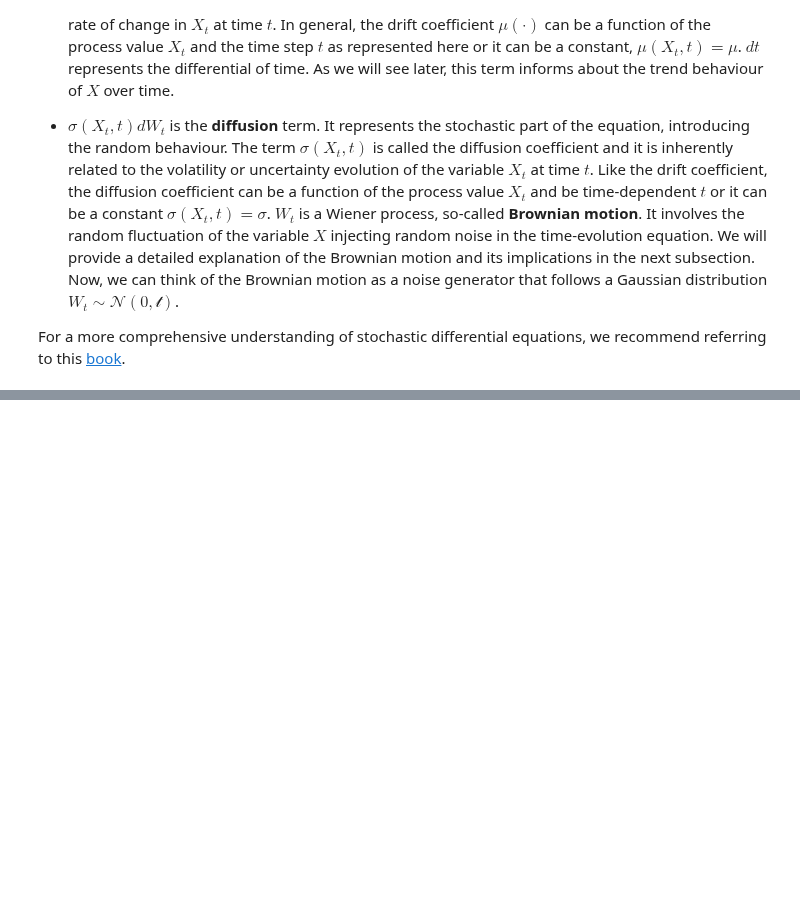
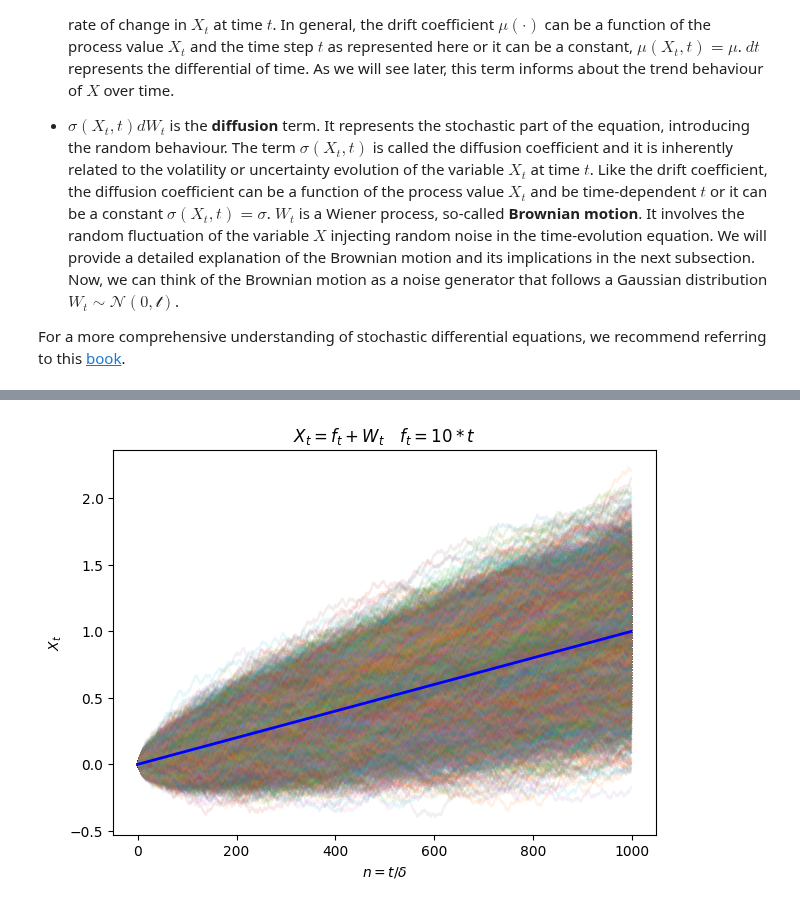
Before and after one commit to ImperialCollegeLondon/ReCoDe-Euler-Maruyama, a Jupyter notebook: notebooks/3.- Euler-Maruyama method.ipynb, the cells around one changed output, grey strips where cells are left out. Saved outputs shown, nothing was run; the diff lists cells and outputs as text; code cells hidden in the pictures; blank space fills up the shorter version.

```diff
--- a/notebooks/3.- Euler-Maruyama method.ipynb
+++ b/notebooks/3.- Euler-Maruyama method.ipynb
@@ -208,0 +233,15 @@ We can observe, how for each time step $t$, the samples obtained from the random
+# %%
+# A simple linear function of time
+# f = 10*t
+f = 10 * np.arange(0, 1_000) * delta
+x = multiple_10000_w_t + f.reshape(-1, 1)
+
+fig, ax = plt.subplots(figsize=(7, 5))
+ax.plot(x, alpha=.1)
+ax.plot(f, lw=2, color="blue")
+ax.set_xlabel(r"$n=t/\delta$")
+ax.set_ylabel(r"$X_t$")
+ax.set_title(f"$X_t = f_t + W_t \quad f_t = 10*t$")
+plt.show()
+# %% [output]
+[figure, added]
```
Also changed, not shown: parts of 18 cells of this notebook.
